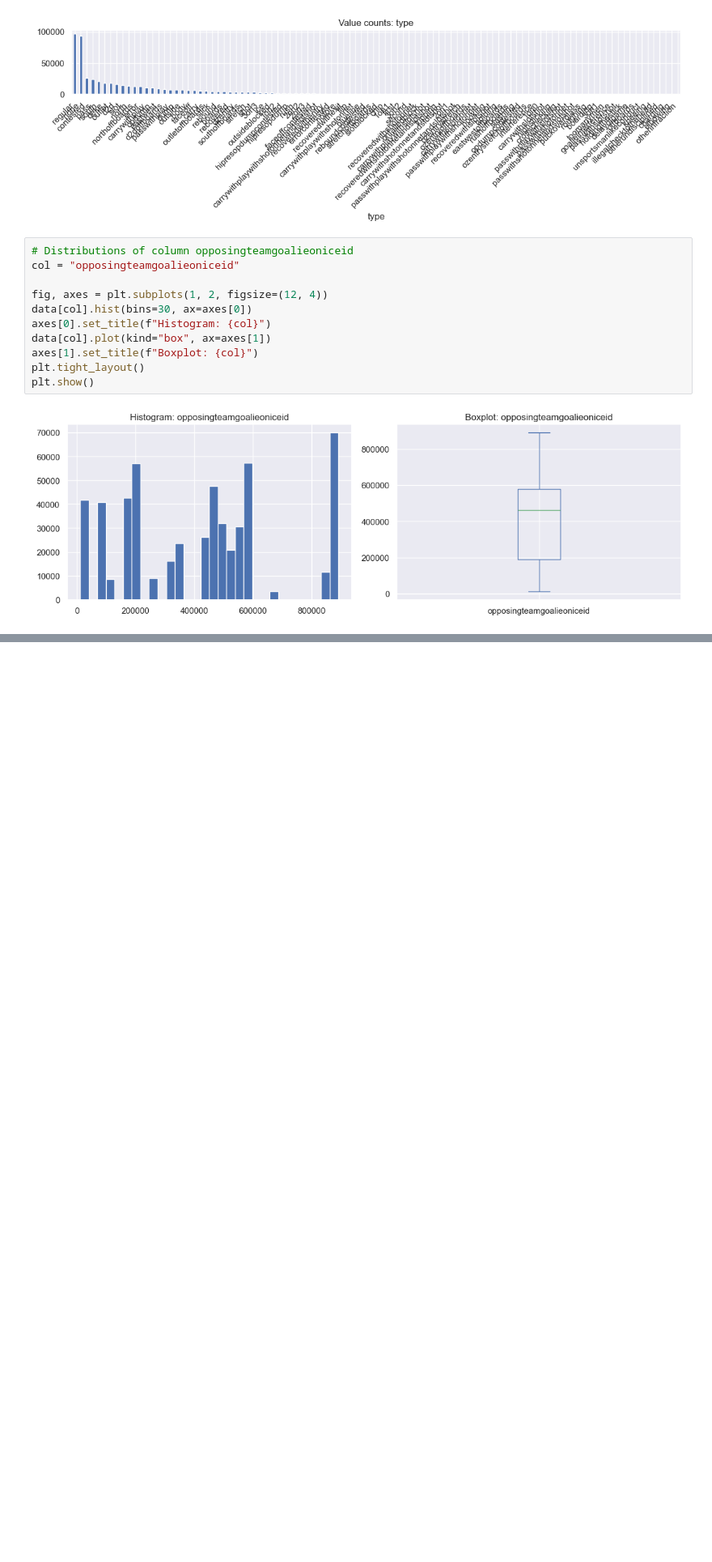
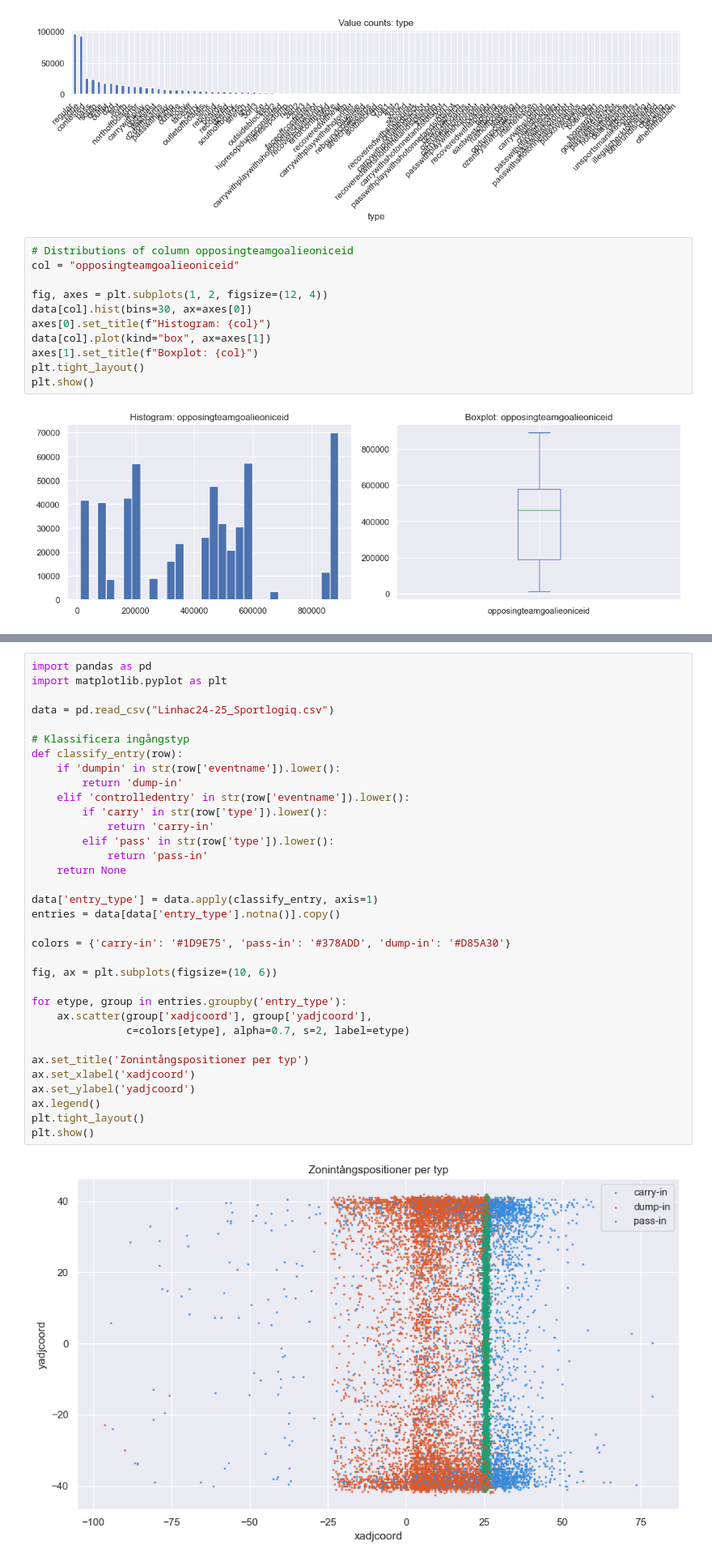
Before and after one commit to emmabertmar/LINHAC-project-2026, a Jupyter notebook: tests.ipynb, the cells around one changed output, grey strips where cells are left out. Shown at 81% size. Saved outputs shown, nothing was run; the diff lists cells and outputs as text; blank space fills up the shorter version.

```diff
--- a/tests.ipynb
+++ b/tests.ipynb
@@ -72,0 +131,36 @@ plt.show()
+# %%
+import pandas as pd
+import matplotlib.pyplot as plt
+
+data = pd.read_csv("Linhac24-25_Sportlogiq.csv")
+
+# Klassificera ingångstyp
+def classify_entry(row):
+    if 'dumpin' in str(row['eventname']).lower():
+        return 'dump-in'
+    elif 'controlledentry' in str(row['eventname']).lower():
+        if 'carry' in str(row['type']).lower():
+            return 'carry-in'
+        elif 'pass' in str(row['type']).lower():
+            return 'pass-in'
+    return None
+
+data['entry_type'] = data.apply(classify_entry, axis=1)
+entries = data[data['entry_type'].notna()].copy()
+
+colors = {'carry-in': '#1D9E75', 'pass-in': '#378ADD', 'dump-in': '#D85A30'}
+
+fig, ax = plt.subplots(figsize=(10, 6))
+
+for etype, group in entries.groupby('entry_type'):
+    ax.scatter(group['xadjcoord'], group['yadjcoord'],
+               c=colors[etype], alpha=0.7, s=2, label=etype)
+
+ax.set_title('Zonintångspositioner per typ')
+ax.set_xlabel('xadjcoord')
+ax.set_ylabel('yadjcoord')
+ax.legend()
+plt.tight_layout()
+plt.show()
+# %% [output]
+[figure, added]
```
Also changed, not shown: parts of 18 cells of this notebook, 1 other file.
